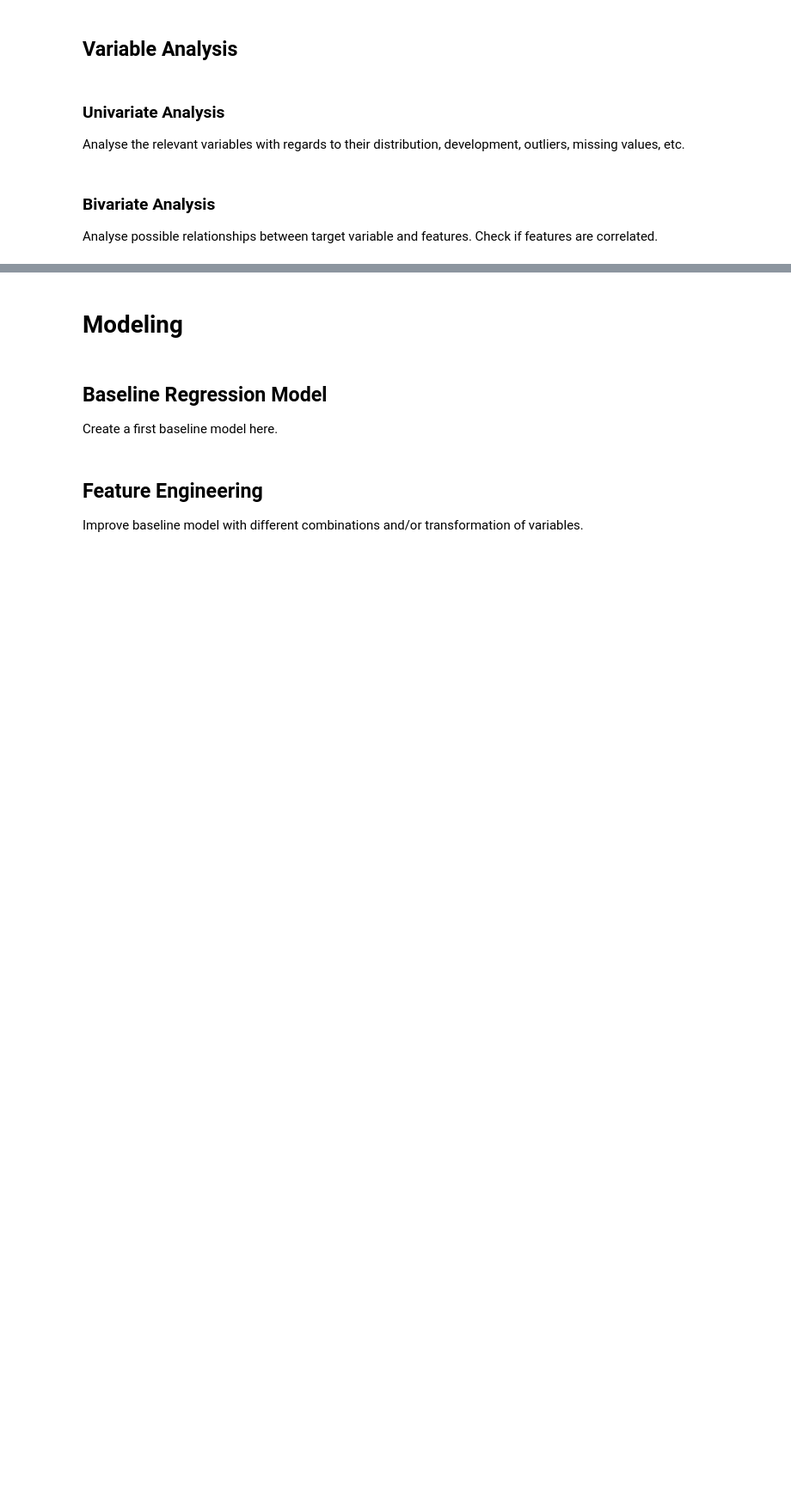
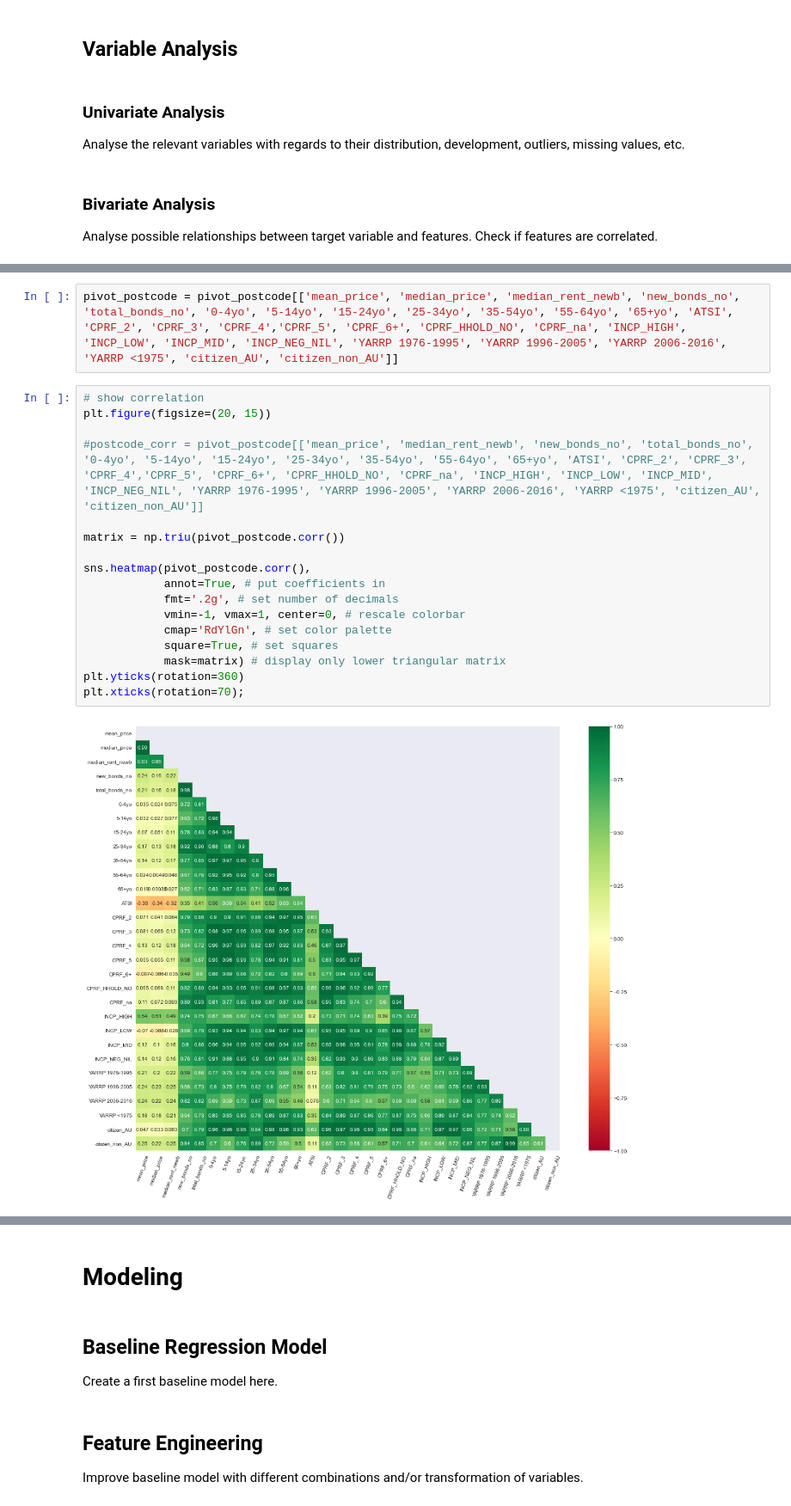
Before and after one commit to walthersy/NSW-house-price, a Jupyter notebook: Main Notebook.ipynb, the cells around one changed output, grey strips where cells are left out. Shown at 86% size. Saved outputs shown, nothing was run; the diff lists cells and outputs as text; blank space fills up the shorter version.

Commit message:
finished bivariate analysis of mean sales prices with features on LGA aggregation level

```diff
--- a/Main Notebook.ipynb
+++ b/Main Notebook.ipynb
@@ -194,0 +116,21 @@ Interesting features to analyse over time together with price:
+# %%
+pivot_postcode = pivot_postcode[['mean_price', 'median_price', 'median_rent_newb', 'new_bonds_no', 'total_bonds_no', '0-4yo', '5-14yo', '15-24yo', '25-34yo', '35-54yo', '55-64yo', '65+yo', 'ATSI', 'CPRF_2', 'CPRF_3', 'CPRF_4','CPRF_5', 'CPRF_6+', 'CPRF_HHOLD_NO', 'CPRF_na', 'INCP_HIGH', 'INCP_LOW', 'INCP_MID', 'INCP_NEG_NIL', 'YARRP 1976-1995', 'YARRP 1996-2005', 'YARRP 2006-2016', 'YARRP <1975', 'citizen_AU', 'citizen_non_AU']]
+# %%
+# show correlation
+plt.figure(figsize=(20, 15))
+
+#postcode_corr = pivot_postcode[['mean_price', 'median_rent_newb', 'new_bonds_no', 'total_bonds_no', '0-4yo', '5-14yo', '15-24yo', '25-34yo', '35-54yo', '55-64yo', '65+yo', 'ATSI', 'CPRF_2', 'CPRF_3', 'CPRF_4','CPRF_5', 'CPRF_6+', 'CPRF_HHOLD_NO', 'CPRF_na', 'INCP_HIGH', 'INCP_LOW', 'INCP_MID', 'INCP_NEG_NIL', 'YARRP 1976-1995', 'YARRP 1996-2005', 'YARRP 2006-2016', 'YARRP <1975', 'citizen_AU', 'citizen_non_AU']]
+
+matrix = np.triu(pivot_postcode.corr())
+
+sns.heatmap(pivot_postcode.corr(),
+            annot=True, # put coefficients in
+            fmt='.2g', # set number of decimals
+            vmin=-1, vmax=1, center=0, # rescale colorbar
+            cmap='RdYlGn', # set color palette
+            square=True, # set squares
+            mask=matrix) # display only lower triangular matrix
+plt.yticks(rotation=360)
+plt.xticks(rotation=70);
+# %% [output]
+[figure, added]
```
Also changed, not shown: parts of 56 cells of this notebook.
